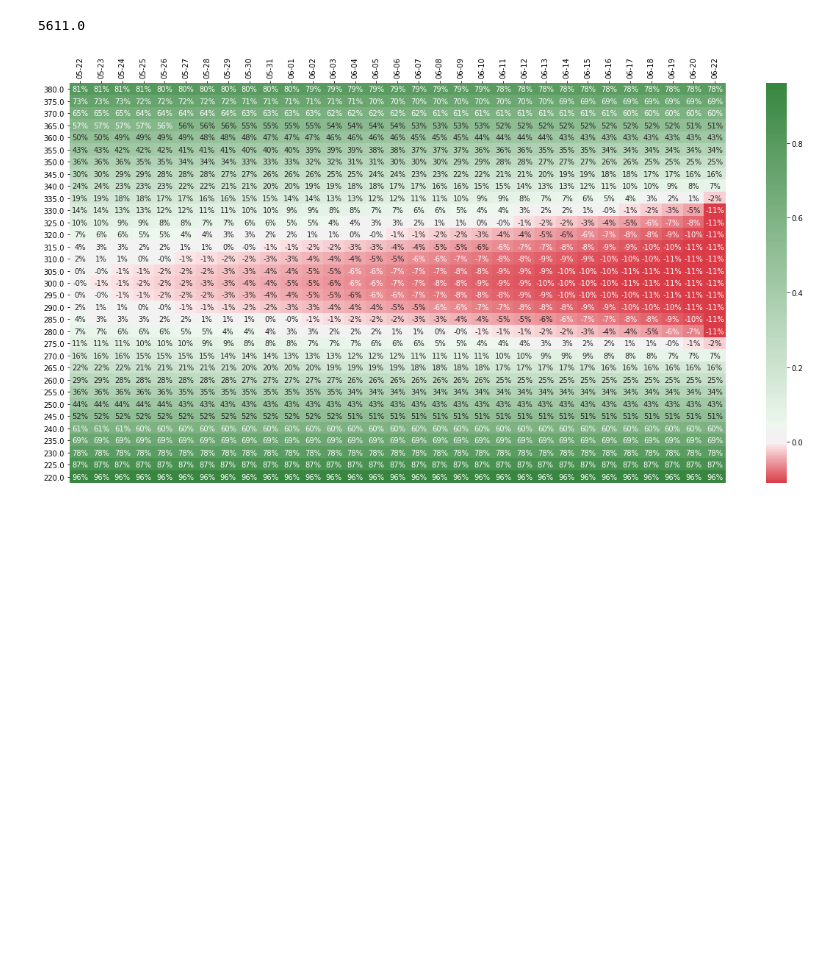
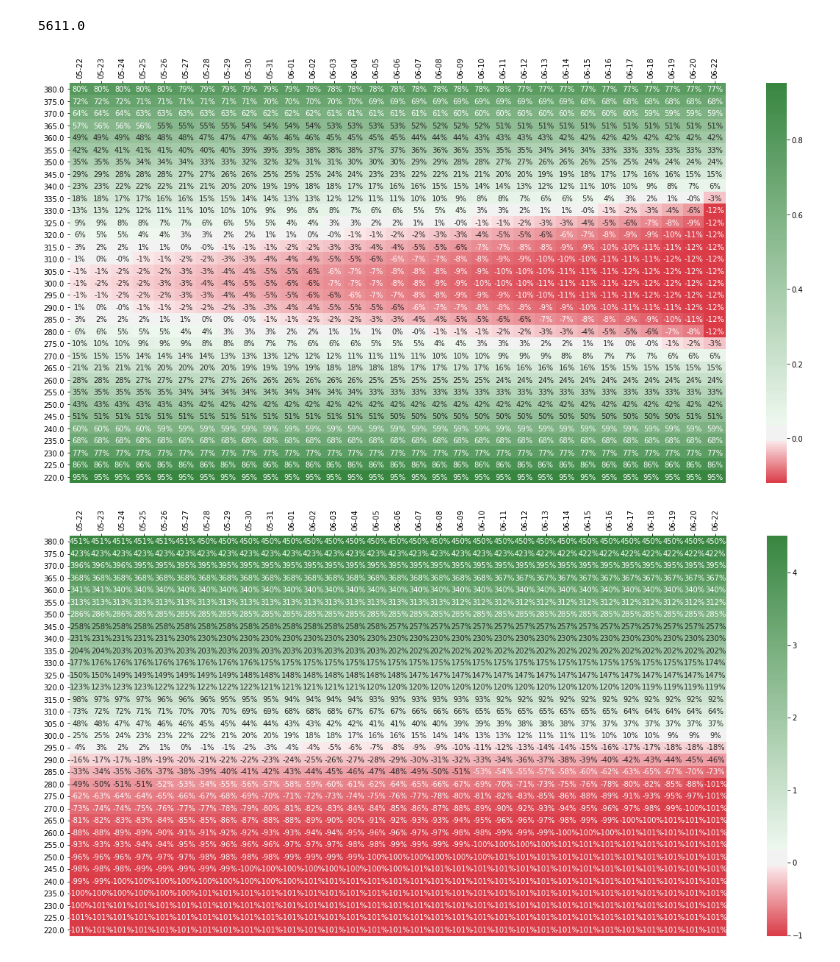
Before and after one commit to grivescorbett/pyoptionprofit, a Jupyter notebook: pyoptionprofit.ipynb, the cells around one changed output. Saved outputs shown, nothing was run; the diff lists cells and outputs as text; code cells hidden in the pictures; blank space fills up the shorter version.

Commit message:
Calculate individual leg costs and show leg graphs

```diff
--- a/pyoptionprofit.ipynb
+++ b/pyoptionprofit.ipynb
@@ -83,7 +83,8 @@ def compute_strategy(date_start=None,
     idx = list(np.arange(price_lower, price_upper + price_step, price_step))
     idx.reverse()
 
-    net_cost = sum([entry_cost(option) for option in strategy])
+    leg_costs = [entry_cost(option) for option in strategy]
+    net_cost = sum(leg_costs)
 
     def compute_single_profit(option, d, theo_price):
         per_contract_per_share_value = black_scholes(option['contract_type'],
@@ -108,7 +109,7 @@ def compute_strategy(date_start=None,
 
     df_strategy_values = [compute_values(option) for option in strategy]
     df_combined_strategy_values = reduce(lambda x, y: x.add(y), df_strategy_values)
-    return df_combined_strategy_values, df_strategy_values, net_cost
+    return df_combined_strategy_values, df_strategy_values, net_cost, leg_costs
 # %%
 def graph_result(result, net_cost, pct=True):
     if pct:
@@ -162,7 +163,7 @@ graph_result(gains, net_cost, pct=False)
 [figure]
 # %%
 # SPY Strangle
-gains, legs, net_cost = compute_strategy(
+gains, legs, net_cost, leg_costs = compute_strategy(
     date_start = datetime(2020, 5, 22),
     date_end = datetime(2020, 6, 22),
     price_lower = 220,
@@ -188,4 +189,8 @@ net_cost
 # %%
 graph_result(gains, net_cost, pct=True)
 # %% [output]
-[figure, old version]
+[figure, new version]
+# %%
+graph_result(legs[0], leg_costs[0], pct=True)
+# %% [output]
+[figure, added]
```
Also changed, not shown: parts of 2 cells of this notebook.
